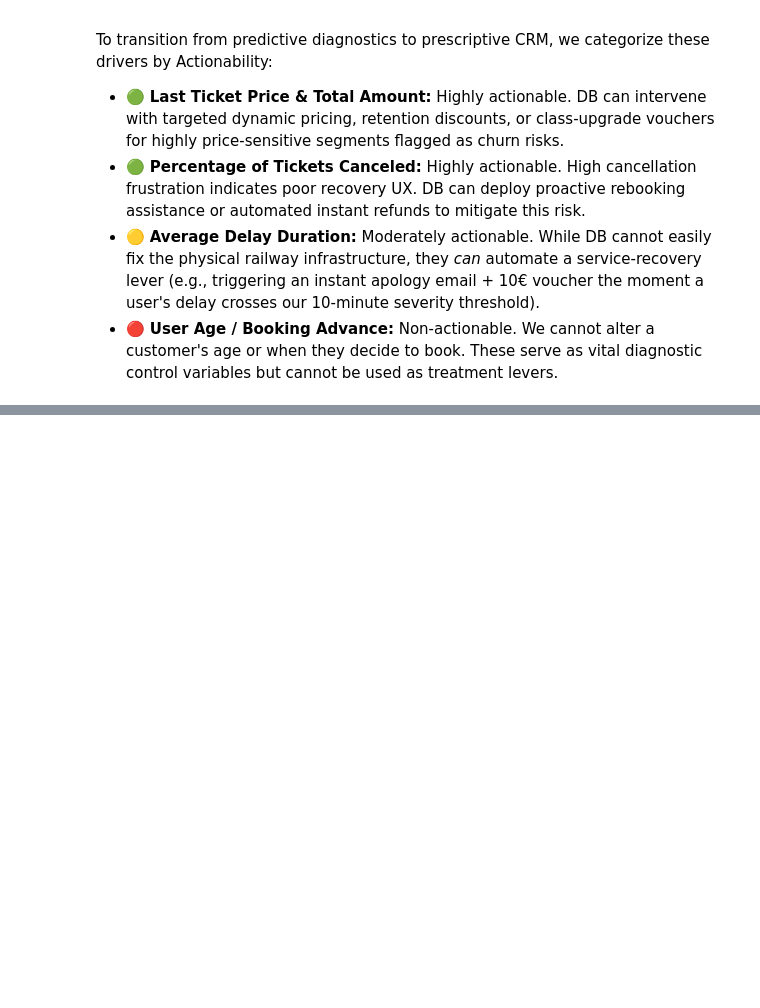
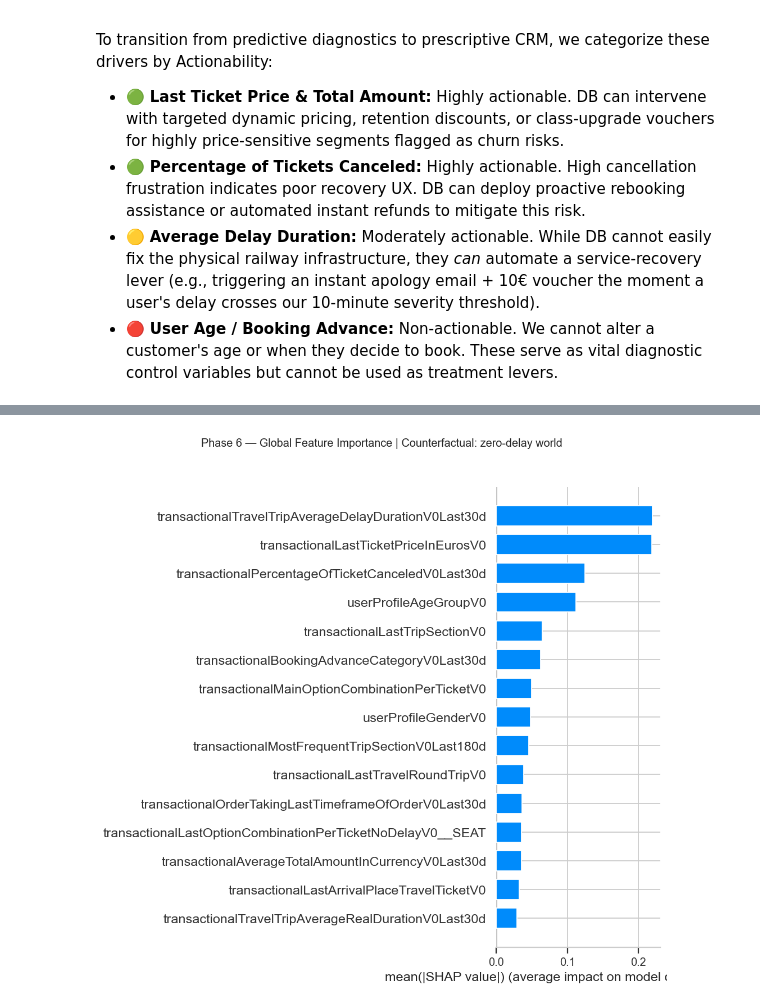
Before and after one commit to med-khalil-jabri/nps-drivers-analytics, a Jupyter notebook: notebooks/01_nps_hybrid_analysis.ipynb, the cells around one changed output, grey strips where cells are left out. Drawn from its saved outputs; the diff is of its cells as text; code cells hidden in the pictures; blank space fills up the shorter version.

Commit message:
Add naive counterfactual simulation for NPS analysis in causal.py and a final conclusion

```diff
--- a/notebooks/01_nps_hybrid_analysis.ipynb
+++ b/notebooks/01_nps_hybrid_analysis.ipynb
@@ -1869,0 +1896,97 @@ To transition from predictive diagnostics to prescriptive CRM, we categorize the
+# %%
+import shap as _shap
+
+from src.causal import simulate_naive_counterfactual
+
+# ── Counterfactual simulation sample ────────────────────────────────────────
+# We draw up to 100 k rows for the SHAP computation — small enough to run
+# locally, large enough to give stable mean(|SHAP|) estimates.
+N_CF_SAMPLE = 100_000
+rng = 42
+
+X_live_sample = X_live_processed.sample(
+    n=min(N_CF_SAMPLE, len(X_live_processed)),
+    random_state=rng,
+)
+print(f"Counterfactual sample     | {len(X_live_sample):,} rows × {X_live_sample.shape[1]} features")
+
+# ── Intervention definition ──────────────────────────────────────────────────
+INTERVENTION_COLS = [
+    "transactionalTravelTripAverageDelayDurationV0Last30d",
+    "is_severe_delay_10m_plus",
+]
+
+# ── Run the naive counterfactual ─────────────────────────────────────────────
+print("\nRunning naive counterfactual simulation …")
+cf_results = simulate_naive_counterfactual(
+    model     = model_bin,
+    explainer = explainer_bin,
+    X         = X_live_sample,
+    intervention_cols = INTERVENTION_COLS,
+)
+
+baseline_rate = cf_results["baseline_rate"]
+cf_rate       = cf_results["cf_rate"]
+ate           = cf_results["ate"]
+
+print("\n" + "─" * 52)
+print(f"  Baseline Detractor Rate   :  {baseline_rate:.2%}")
+print(f"  Counterfactual Rate       :  {cf_rate:.2%}")
+print(f"  Absolute Drop (ATE)       :  {ate:.2%}")
+print(f"  Relative Reduction        :  {ate / baseline_rate:.1%}")
+print("─" * 52)
+
+# ── SHAP summary — counterfactual world ─────────────────────────────────────
+import matplotlib.pyplot as plt
+
+cf_shap = cf_results["new_shap_values"]
+if cf_shap.values.ndim == 3 and cf_shap.values.shape[-1] == 2:
+    cf_shap = cf_shap[..., 1]  # positive (Detractor) class
+
+plt.figure()
+_shap.summary_plot(
+    cf_shap,
+    cf_results["X_cf"],
+    plot_type  = "bar",
+    max_display = 15,
+    show       = False,
+)
+plt.gcf().suptitle(
+    "Phase 6 — Global Feature Importance | Counterfactual: zero-delay world",
+    y=1.02, fontsize=11,
+)
+plt.tight_layout()
+plt.show()
+
+# ── Report new top driver magnitude vs. original delay magnitude ─────────────
+import numpy as np
+
+baseline_shap = explainer_bin(X_live_sample)
+if baseline_shap.values.ndim == 3:
+    baseline_shap = baseline_shap[..., 1]
+
+delay_col  = "transactionalTravelTripAverageDelayDurationV0Last30d"
+delay_idx  = list(X_live_sample.columns).index(delay_col)
+delay_mean_shap = np.abs(baseline_shap.values[:, delay_idx]).mean()
+
+# Find the highest-ranked driver that was NOT part of the intervention.
+# Zeroed-out columns can still appear at the top of the CF SHAP ranking
+# (residual tree paths fire even on constant-zero inputs), so we explicitly
+# skip all intervened columns to surface the first truly independent lever.
+cf_mean_abs    = np.abs(cf_shap.values).mean(axis=0)
+cf_ranking     = np.argsort(cf_mean_abs)[::-1]   # descending by mean |SHAP|
+intervention_set = set(INTERVENTION_COLS)
+
+new_top_idx  = next(
+    idx for idx in cf_ranking
+    if X_live_sample.columns[idx] not in intervention_set
+)
+new_top_col  = X_live_sample.columns[new_top_idx]
+new_top_shap = cf_mean_abs[new_top_idx]
+
+print(f"\nOriginal #1 driver (delay) mean |SHAP|  : {delay_mean_shap:.4f}")
+print(f"New #1 independent driver (post-CF)")
+print(f"  '{new_top_col[:65]}'")
+print(f"  mean |SHAP|                           : {new_top_shap:.4f}")
+print(f"  Ratio (delay / new top)               : {delay_mean_shap / new_top_shap:.1f}×")
+# %% [output]
@@ -1869,0 +2002 @@ To transition from predictive diagnostics to prescriptive CRM, we categorize the
+[figure, added]
```
Also changed, not shown: parts of 5 cells of this notebook, 1 other file.
